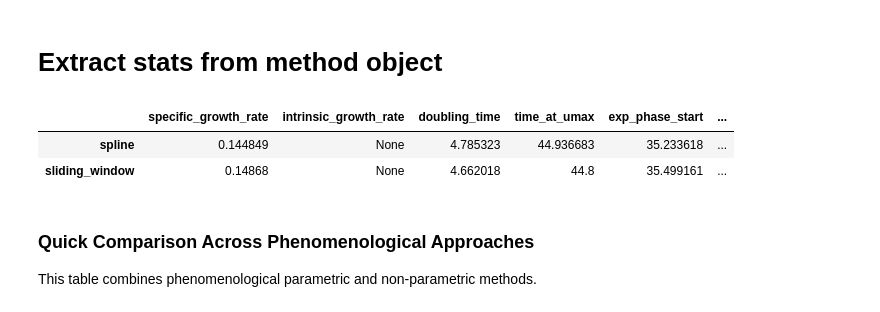
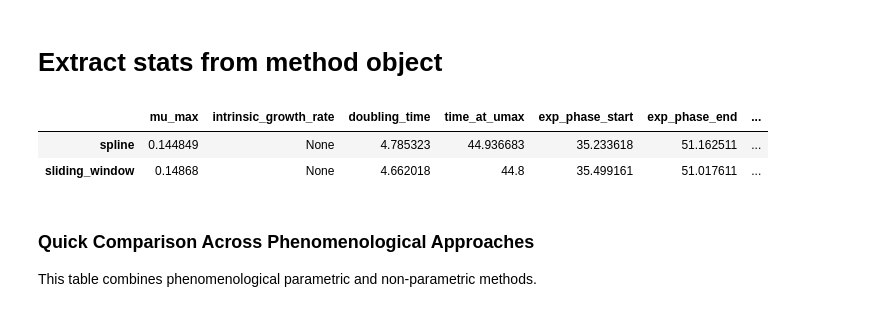
Before and after one commit to biosustain/growthcurves, a Jupyter notebook: docs/tutorial/tutorial.ipynb, the cells around one changed output. Drawn from its saved outputs; the diff is of its cells as text; code cells hidden in the pictures.

```diff
--- a/docs/tutorial/tutorial.ipynb
+++ b/docs/tutorial/tutorial.ipynb
@@ -941,37 +955,37 @@ stats_spline = gc.utils.extract_stats(
     time,
     data,
     phase_boundary_method="tangent",
 )
 
 stats_sliding_window = gc.utils.extract_stats(
     fit_sliding_window,
     time,
     data,
     phase_boundary_method="tangent",
 )
 
 # Combine stats into a dictionary
 phenom_nonparam_stats = {
     "spline": stats_spline,
     "sliding_window": stats_sliding_window,
 }
 
 phenom_nonparam_df = pd.DataFrame(phenom_nonparam_stats).T[
     [
-        "specific_growth_rate",
+        "mu_max",
         "intrinsic_growth_rate",
         "doubling_time",
         "time_at_umax",
         "exp_phase_start",
         "exp_phase_end",
         "model_rmse",
     ]
 ]
 phenom_nonparam_df
 # %% [output]
-|  | specific_growth_rate | intrinsic_growth_rate | doubling_time | time_at_umax | exp_phase_start | ... |
-| spline | 0.144849 | None | 4.785323 | 44.936683 | 35.233618 | ... |
-| sliding_window | 0.14868 | None | 4.662018 | 44.8 | 35.499161 | ... |
+|  | mu_max | intrinsic_growth_rate | doubling_time | time_at_umax | exp_phase_start | exp_phase_end | ... |
+| spline | 0.144849 | None | 4.785323 | 44.936683 | 35.233618 | 51.162511 | ... |
+| sliding_window | 0.14868 | None | 4.662018 | 44.8 | 35.499161 | 51.017611 | ... |
 # %%
 # create the base plot with data
 fig_spline = gc.plot.create_base_plot(time, data, scale="linear")
```
Also changed, not shown: parts of 11 cells of this notebook, 3 other files.
